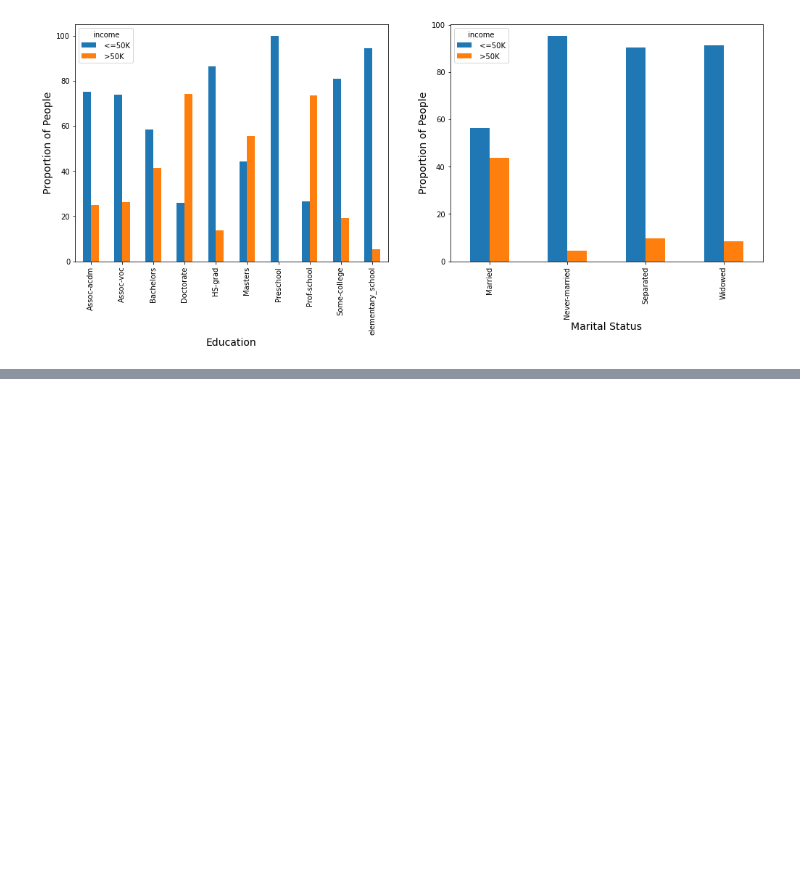
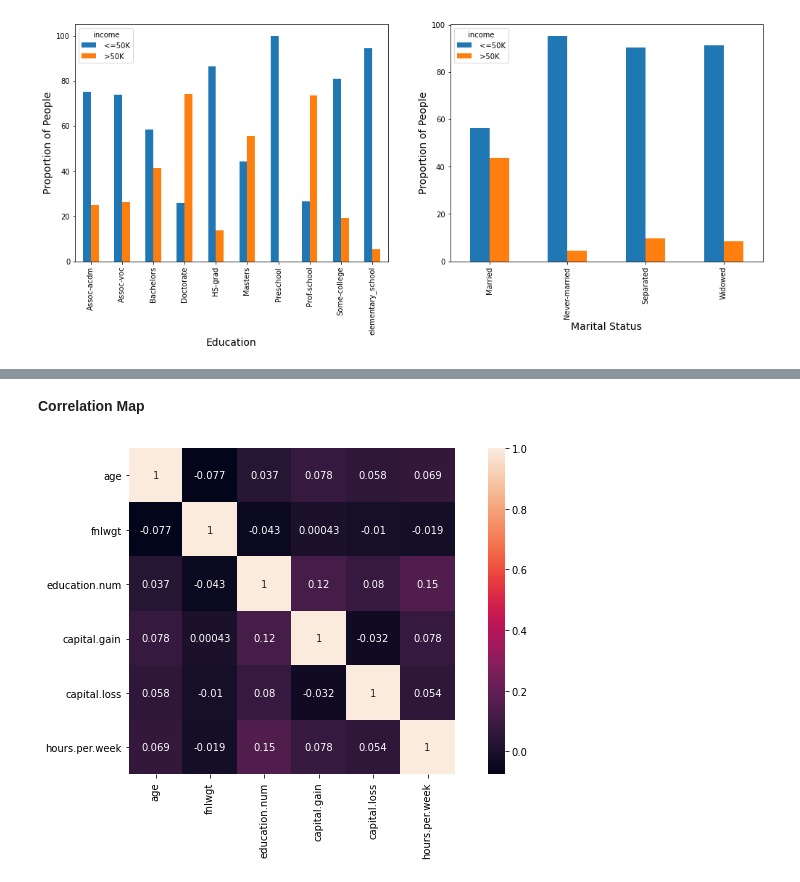
Before and after one commit to phillakh/6000CEM-Machine-Learning-and-Related-Applications, a Jupyter notebook: Notebook.ipynb, the cells around one changed output, grey strips where cells are left out. Drawn from its saved outputs; the diff is of its cells as text; code cells hidden in the pictures; blank space fills up the shorter version.

Commit message:
Added a correlation map with analysis

```diff
--- a/Notebook.ipynb
+++ b/Notebook.ipynb
@@ -372,0 +405,8 @@ plt.ylabel('Proportion of People',fontsize = 14);
+# %% [markdown]
+**Correlation Map**
+# %%
+fig = plt.figure(figsize = (12,6))
+
+sns.heatmap(df[list(num_col.index)].corr(),annot = True,square = True);
+# %% [output]
+[figure, added]
```
Also changed, not shown: parts of 4 cells of this notebook.
